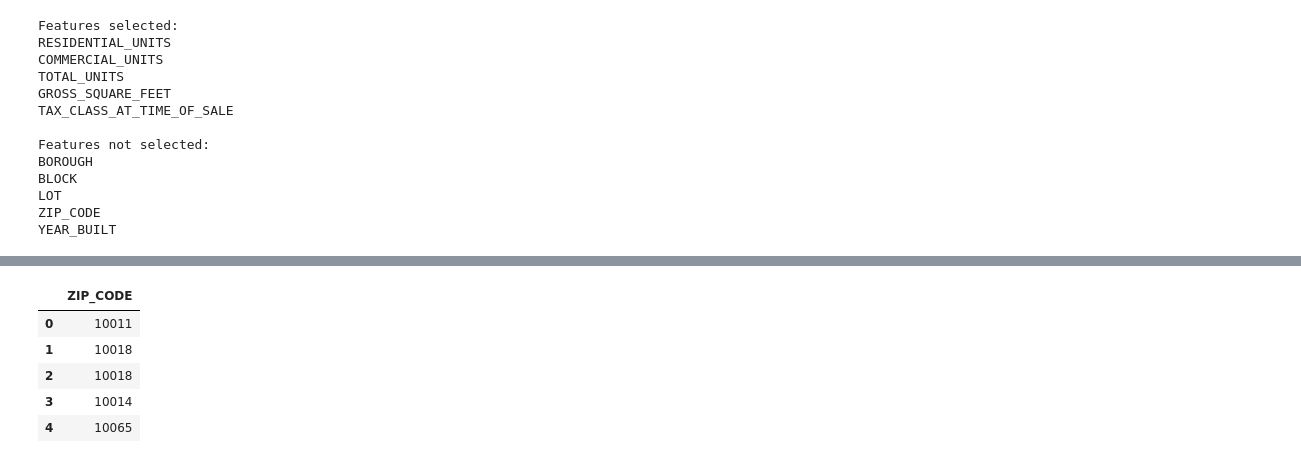
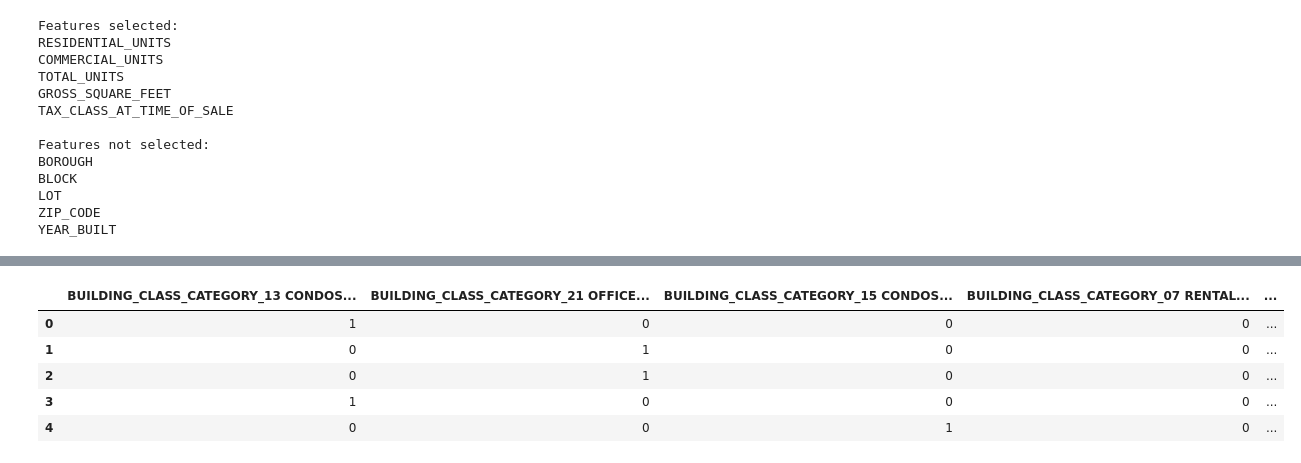
Before and after one commit to matthew-sessions/DS-Unit-2-Regression-Classification, a Jupyter notebook: module3/assignment_regression_classification_3.ipynb, the cells around one changed output, grey strips where cells are left out. Drawn from its saved outputs; the diff is of its cells as text; code cells hidden in the pictures.

```diff
--- a/module3/assignment_regression_classification_3.ipynb
+++ b/module3/assignment_regression_classification_3.ipynb
@@ -629,12 +589,12 @@ Index(['RESIDENTIAL_UNITS', 'COMMERCIAL_UNITS', 'TOTAL_UNITS',
 # %%
 import category_encoders as ce
 encoder = ce.OneHotEncoder(use_cat_names=True)
-encoded = encoder.fit_transform(train['ZIP_CODE'])
+encoded = encoder.fit_transform(train['BUILDING_CLASS_CATEGORY'])
 encoded.head()
 # %% [output]
-|  | ZIP_CODE |
-| 0 | 10011 |
-| 1 | 10018 |
-| 2 | 10018 |
-| 3 | 10014 |
-| 4 | 10065 |
+|  | BUILDING_CLASS_CATEGORY_13 CONDOS... | BUILDING_CLASS_CATEGORY_21 OFFICE... | BUILDING_CLASS_CATEGORY_15 CONDOS... | BUILDING_CLASS_CATEGORY_07 RENTAL... | ... |
+| 0 | 1 | 0 | 0 | 0 | ... |
+| 1 | 0 | 1 | 0 | 0 | ... |
+| 2 | 0 | 1 | 0 | 0 | ... |
+| 3 | 1 | 0 | 0 | 0 | ... |
+| 4 | 0 | 0 | 1 | 0 | ... |
```
Also changed, not shown: parts of 17 cells of this notebook.
